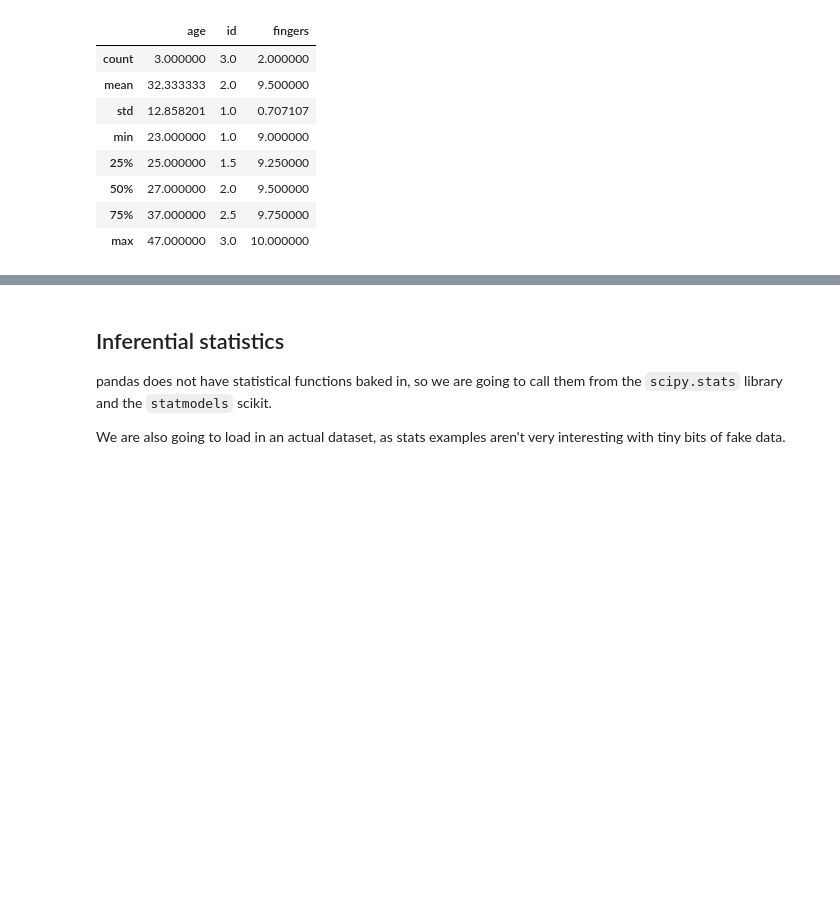
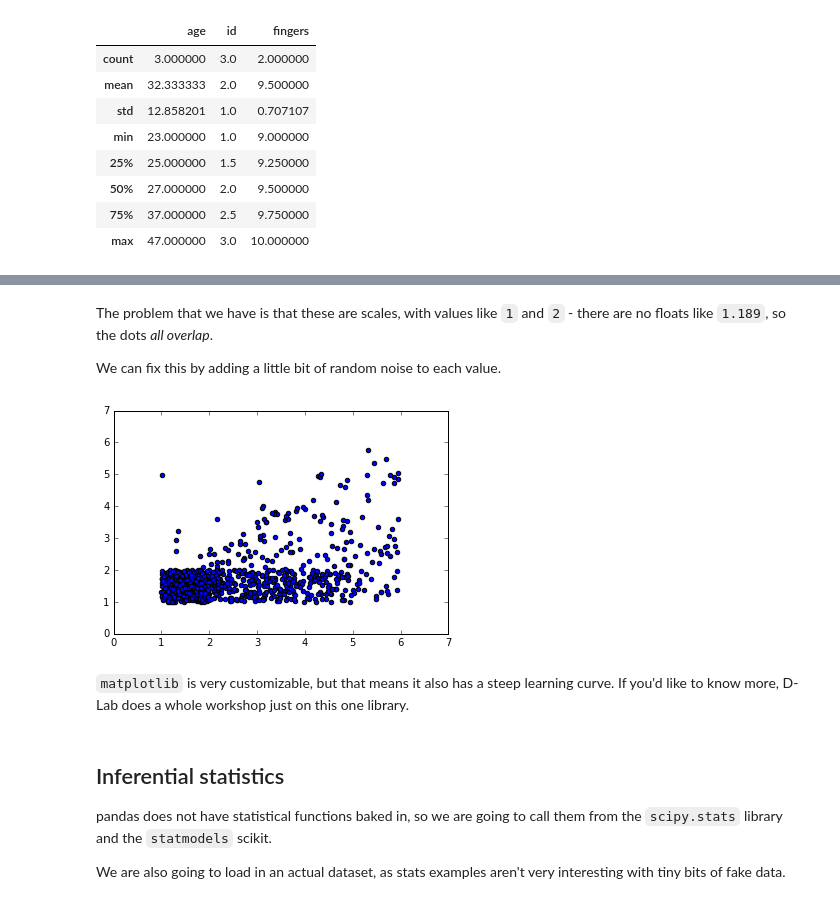
Before and after one commit to dlab-berkeley/python-for-everything, a Jupyter notebook: instructor/day_three.ipynb, the cells around one changed output, grey strips where cells are left out. Saved outputs shown, nothing was run; the diff lists cells and outputs as text; code cells hidden in the pictures; blank space fills up the shorter version.

Commit message:
adding matplotlib basics

```diff
--- a/instructor/day_three.ipynb
+++ b/instructor/day_three.ipynb
@@ -648,3 +707,17 @@ table.describe()
+# %% [markdown]
+The problem that we have is that these are scales, with values like `1` and `2` - there are no floats like `1.189`, so the dots *all overlap*.
+
+We can fix this by adding a little bit of random noise to each value.
+# %%
+from numpy.random import random
+x_vals = [value + random() for value in data.outside_barriers]
+y_vals = [value + random() for value in data.inside_barriers]
+plt.scatter(x_vals, y_vals)
+plt.show()
+# %% [output]
+[figure, added]
+# %% [markdown]
+`matplotlib` is very customizable, but that means it also has a steep learning curve. If you'd like to know more, D-Lab does a whole workshop just on this one library.
 # %% [markdown]
 ## Inferential statistics
 
```
Also changed, not shown: parts of 11 cells of this notebook.
